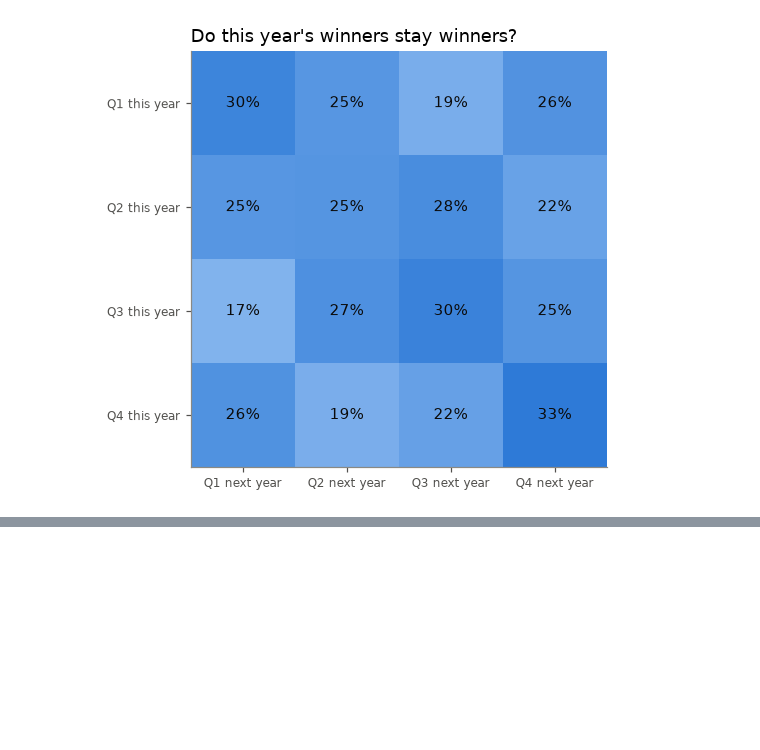
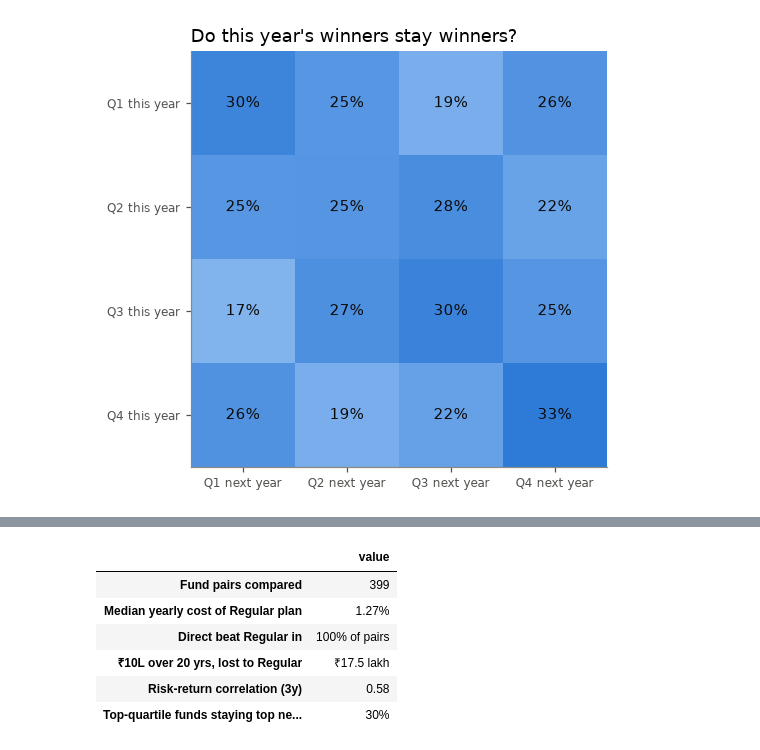
Before and after one commit to chetank-github/fundlens, a Jupyter notebook: notebooks/05_analysis.ipynb, the cells around one changed output, grey strips where cells are left out. Cells and saved outputs as stored; diff of their text form; code cells hidden in the pictures; blank space fills up the shorter version.

```diff
--- a/notebooks/05_analysis.ipynb
+++ b/notebooks/05_analysis.ipynb
@@ -238,0 +281,19 @@ Only 30% of top-quartile funds stay top-quartile the next year (25% = pure chanc
+# %%
+summary = pd.Series({
+    "Fund pairs compared": len(p3),
+    "Median yearly cost of Regular plan": f"{overall_gap*100:.2f}%",
+    "Direct beat Regular in": f"{(p3.gap_3y > 0).mean()*100:.0f}% of pairs",
+    "₹10L over 20 yrs, lost to Regular": f"₹{gap20:.1f} lakh",
+    "Risk-return correlation (3y)": f"{corr:.2f}",
+    "Top-quartile funds staying top next year": f"{stay_top:.0f}%",
+})
+display(summary.to_frame("value"))
+summary.to_csv(IMG_DIR.parent / "data" / "key_findings.csv", header=["value"])
+# %% [output]
+|  | value |
+| Fund pairs compared | 399 |
+| Median yearly cost of Regular plan | 1.27% |
+| Direct beat Regular in | 100% of pairs |
+| ₹10L over 20 yrs, lost to Regular | ₹17.5 lakh |
+| Risk-return correlation (3y) | 0.58 |
+| Top-quartile funds staying top ne... | 30% |
```
Also changed, not shown: parts of 2 cells of this notebook, 4 other files.
